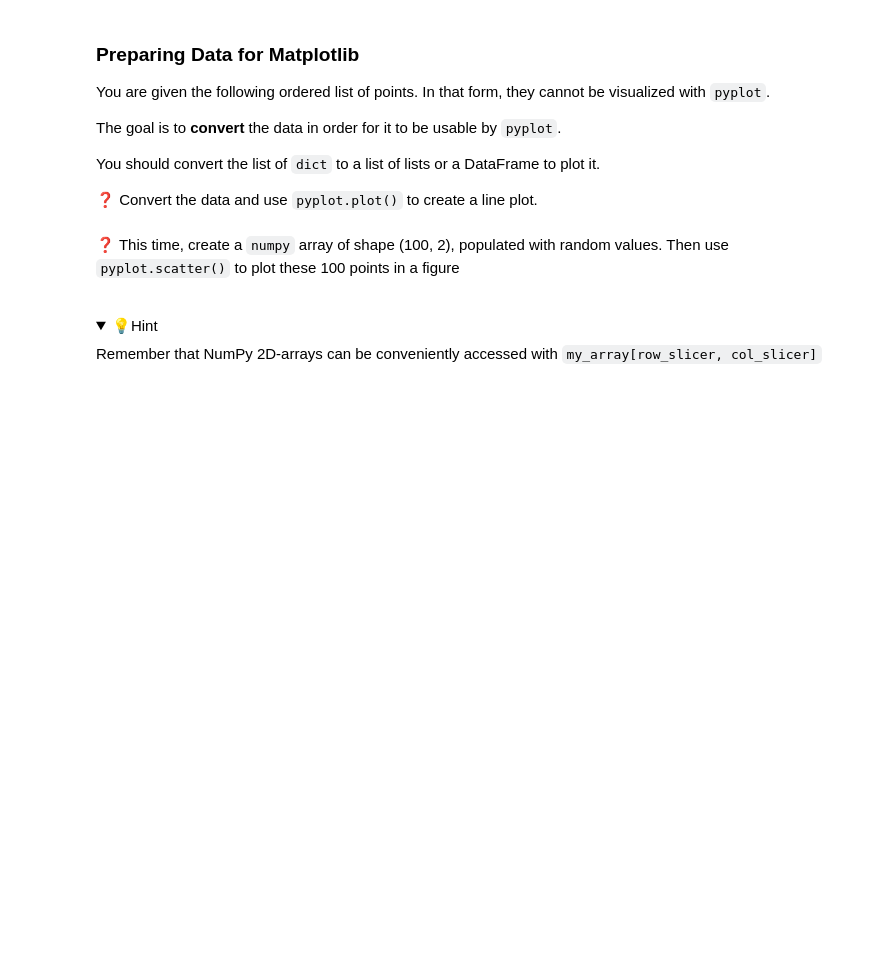
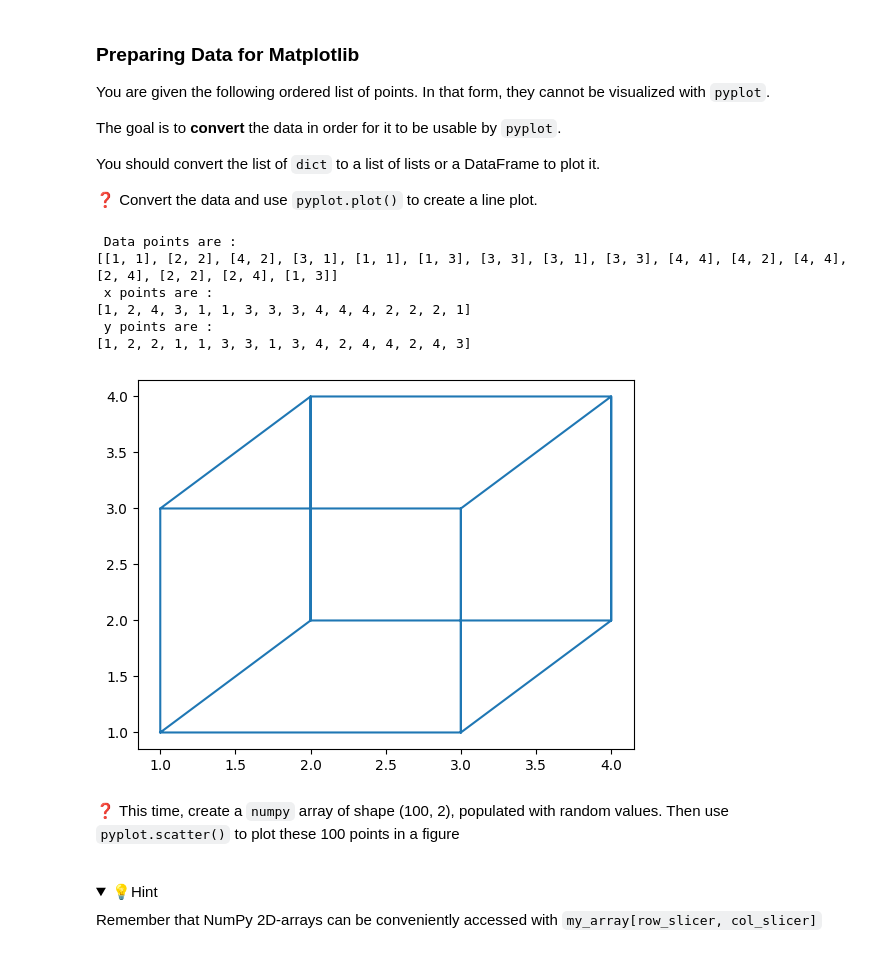
Before and after one commit to tanushrin/data-matplotlib-basics, a Jupyter notebook: ex02.ipynb, the cells around one changed output. Cells and saved outputs as stored; diff of their text form; code cells hidden in the pictures; folded sections open; blank space fills up the shorter version.

Commit message:
Plotting Exercise completed

```diff
--- a/ex02.ipynb
+++ b/ex02.ipynb
@@ -20,23 +23,43 @@ You should convert the list of `dict` to a list of lists or a DataFrame to plot
 # %%
 points = [
     {"x": 1, "y": 1},
     {"x": 2, "y": 2},
     {"x": 4, "y": 2},
     {"x": 3, "y": 1},
     {"x": 1, "y": 1},
     {"x": 1, "y": 3},
     {"x": 3, "y": 3},
     {"x": 3, "y": 1},
     {"x": 3, "y": 3},
     {"x": 4, "y": 4},
     {"x": 4, "y": 2},
     {"x": 4, "y": 4},
     {"x": 2, "y": 4},
     {"x": 2, "y": 2},
     {"x": 2, "y": 4},
     {"x": 1, "y": 3},
 ]
 pass  # YOUR CODE HERE
+data_points = [list(record.values()) for record in points]
+print(f' Data points are :\n{data_points}')
+# Convert a list of lists into np.array
+#data_points_nparray = np.array(data_points)
+#plt.plot(data_points_nparray)
+
+x = [x for x, y in data_points]
+y = [y for x, y in data_points]
+print(f' x points are :\n{x}')
+print(f' y points are :\n{y}')
+plt.plot(x, y)
+plt.show()
+# %% [output]
+ Data points are :
+[[1, 1], [2, 2], [4, 2], [3, 1], [1, 1], [1, 3], [3, 3], [3, 1], [3, 3], [4, 4], [4, 2], [4, 4], [2, 4], [2, 2], [2, 4], [1, 3]]
+ x points are :
+[1, 2, 4, 3, 1, 1, 3, 3, 3, 4, 4, 4, 2, 2, 2, 1]
+ y points are :
+[1, 2, 2, 1, 1, 3, 3, 1, 3, 4, 2, 4, 4, 2, 4, 3]
+[figure, added]
 # %% [markdown]
 ❓ This time, create a `numpy` array of shape (100, 2), populated with random values. Then use `pyplot.scatter()` to plot these 100 points in a figure
 
```
Also changed, not shown: parts of 18 cells of this notebook.
